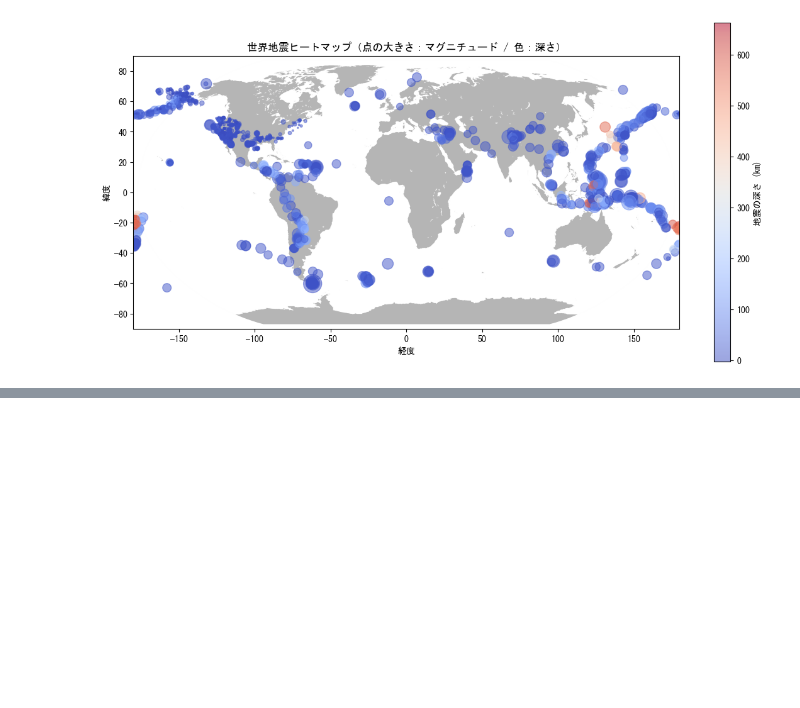
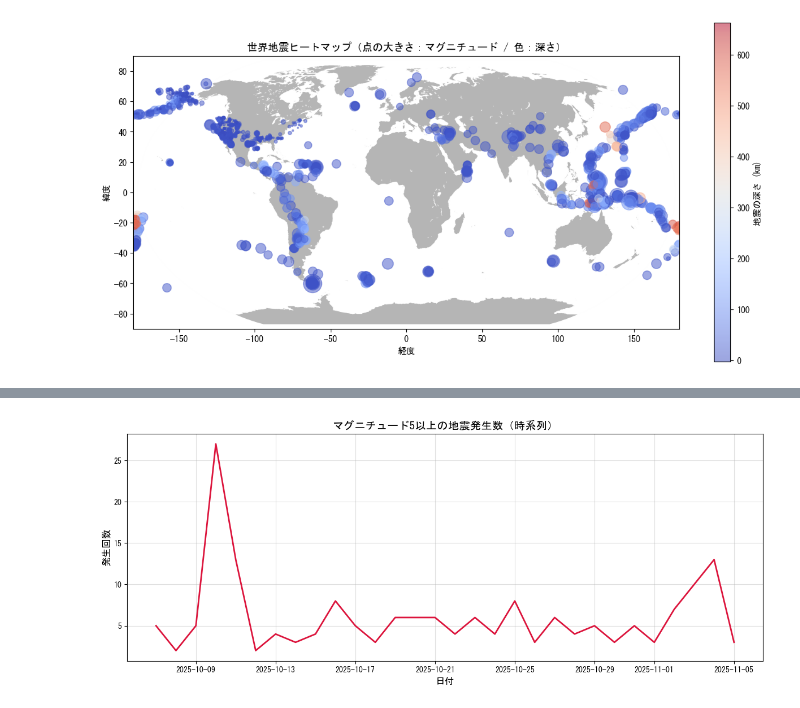
Before and after one commit to awano-kakeru/me, a Jupyter notebook: Week6/earthquake_analysis.ipynb, the cells around one changed output, grey strips where cells are left out. Cells and saved outputs as stored; diff of their text form; code cells hidden in the pictures; blank space fills up the shorter version.

```diff
--- a/Week6/earthquake_analysis.ipynb
+++ b/Week6/earthquake_analysis.ipynb
@@ -163,0 +226,26 @@ plt.show()
+# %%
+# セル: 時系列トレンド分析（マグニチュード5以上）
+
+import pandas as pd
+import matplotlib.pyplot as plt
+
+# "time"列を日時型に変換
+data['time'] = pd.to_datetime(data['time'], errors='coerce')
+
+# マグニチュード5以上を抽出
+data_m5 = data[data['mag'] >= 5]
+
+# 日ごとの地震回数を集計
+trend = data_m5.groupby(data_m5['time'].dt.date).size()
+
+# グラフ描画
+plt.figure(figsize=(12, 5))
+plt.plot(trend.index, trend.values, color='crimson', linewidth=2)
+plt.title('マグニチュード5以上の地震発生数（時系列）', fontsize=14)
+plt.xlabel('日付', fontsize=12)
+plt.ylabel('発生回数', fontsize=12)
+plt.grid(True, alpha=0.4)
+plt.tight_layout()
+plt.show()
+# %% [output]
+[figure, added]
```
Also changed, not shown: parts of 5 cells of this notebook.
